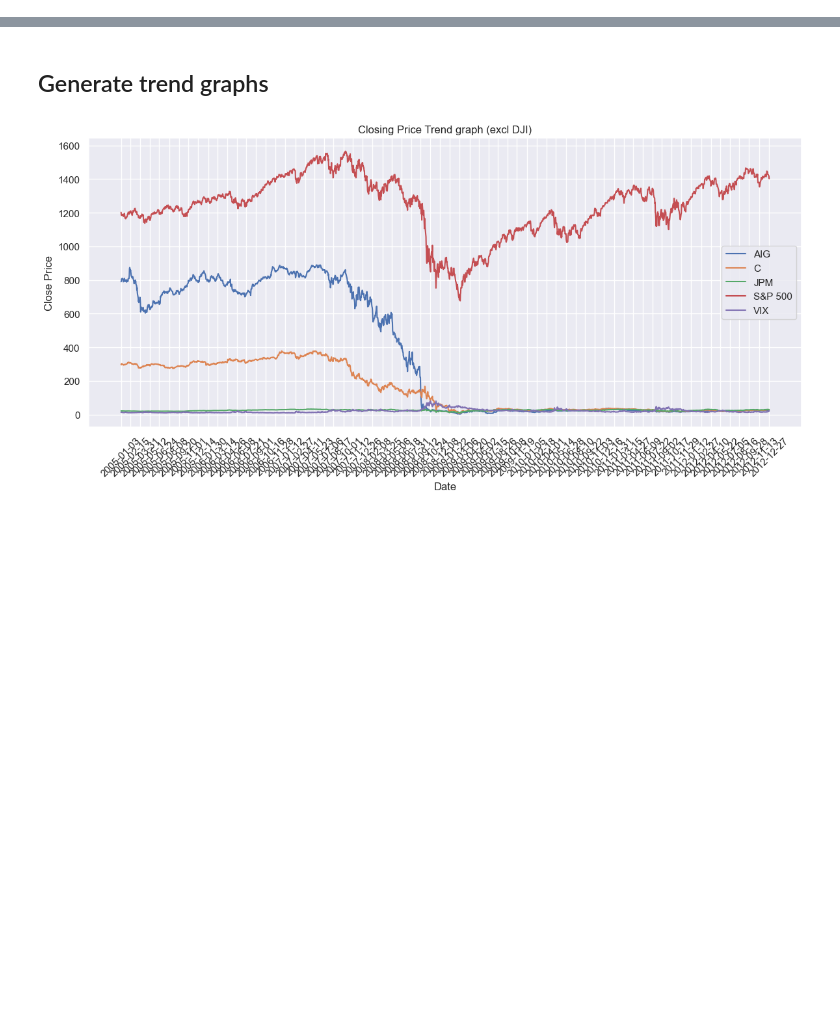
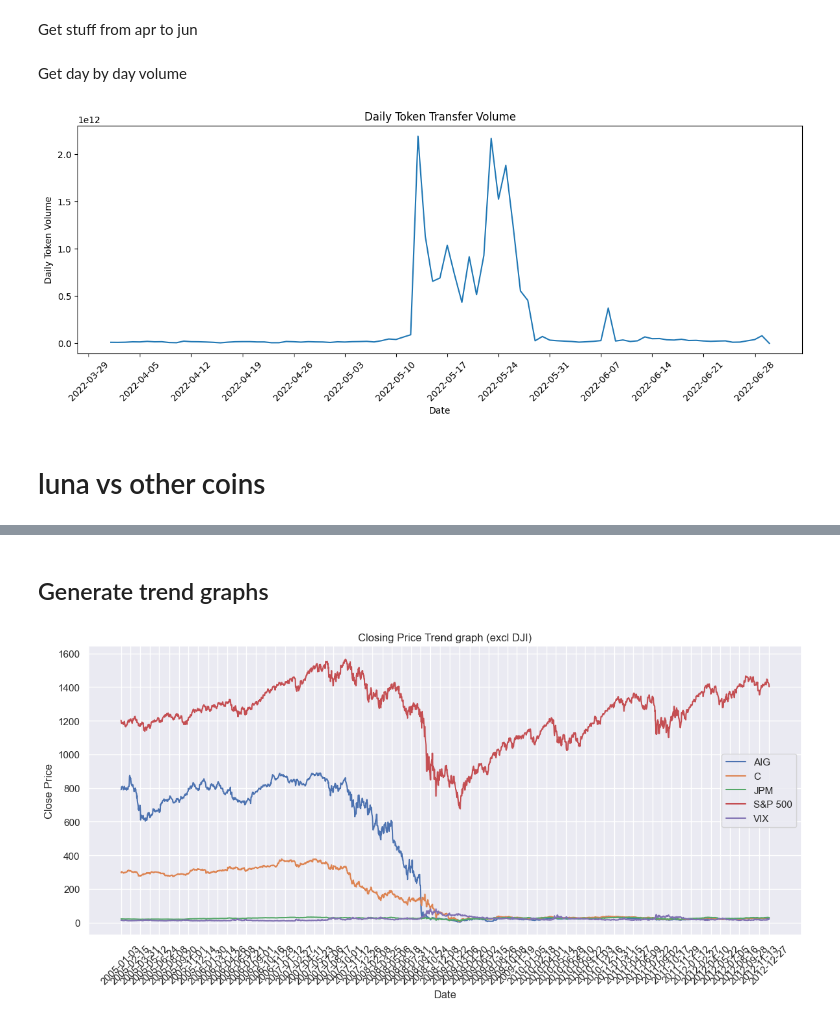
Before and after one commit to Dangomimikyu/ghostbusters, a Jupyter notebook: src/Databusters26_Ghostbusters_Code.ipynb, the cells around one changed output, grey strips where cells are left out. Drawn from its saved outputs; the diff is of its cells as text; code cells hidden in the pictures; blank space fills up the shorter version.

```diff
--- a/src/DataParse.ipynb
+++ b/src/Databusters26_Ghostbusters_Code.ipynb
@@ -5,0 +41,36 @@ import mplfinance as mplf
+# %% [markdown]
+Get stuff from apr to jun
+# %%
+cutoff_date = pd.Timestamp("2022-06-30", tz="UTC")
+
+token_df = token_df[token_df["datetime"] <= cutoff_date]
+# %% [markdown]
+Get day by day volume
+# %%
+token_df["date"] = token_df["datetime"].dt.date
+daily_volume = (
+    token_df
+    .groupby("date")["amount"]
+    .sum()
+    .reset_index()
+)
+# %%
+
+fig, ax = plt.subplots(figsize=(12, 5))
+
+ax.plot(daily_volume["date"], daily_volume["amount"])
+
+ax.xaxis.set_major_locator(mdatboii.WeekdayLocator(interval=1))
+ax.xaxis.set_major_formatter(mdatboii.DateFormatter("%Y-%m-%d"))
+
+ax.set_xlabel("Date")
+ax.set_ylabel("Daily Token Volume")
+ax.set_title("Daily Token Transfer Volume")
+
+plt.xticks(rotation=45)
+plt.tight_layout()
+plt.show()
+# %% [output]
+[figure, added]
+# %% [markdown]
+# luna vs other coins
```
Also changed, not shown: parts of 10 cells of this notebook, 1 other file.
